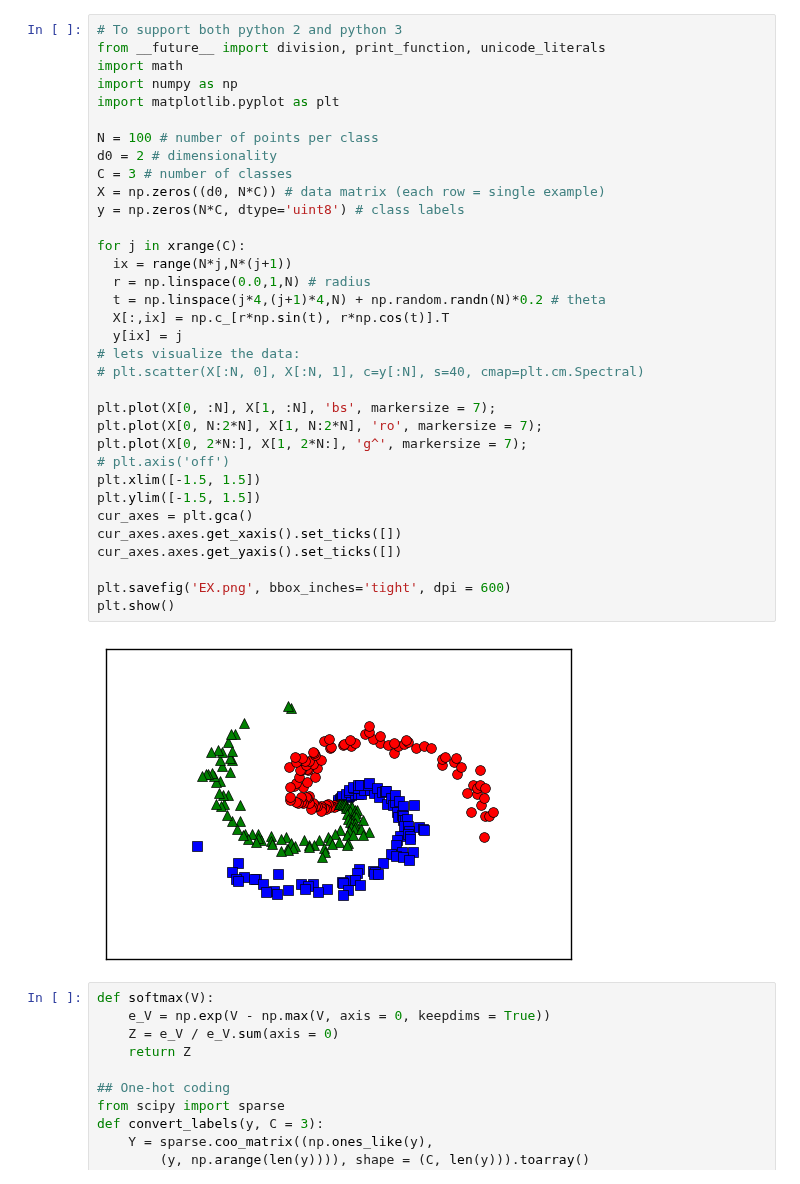
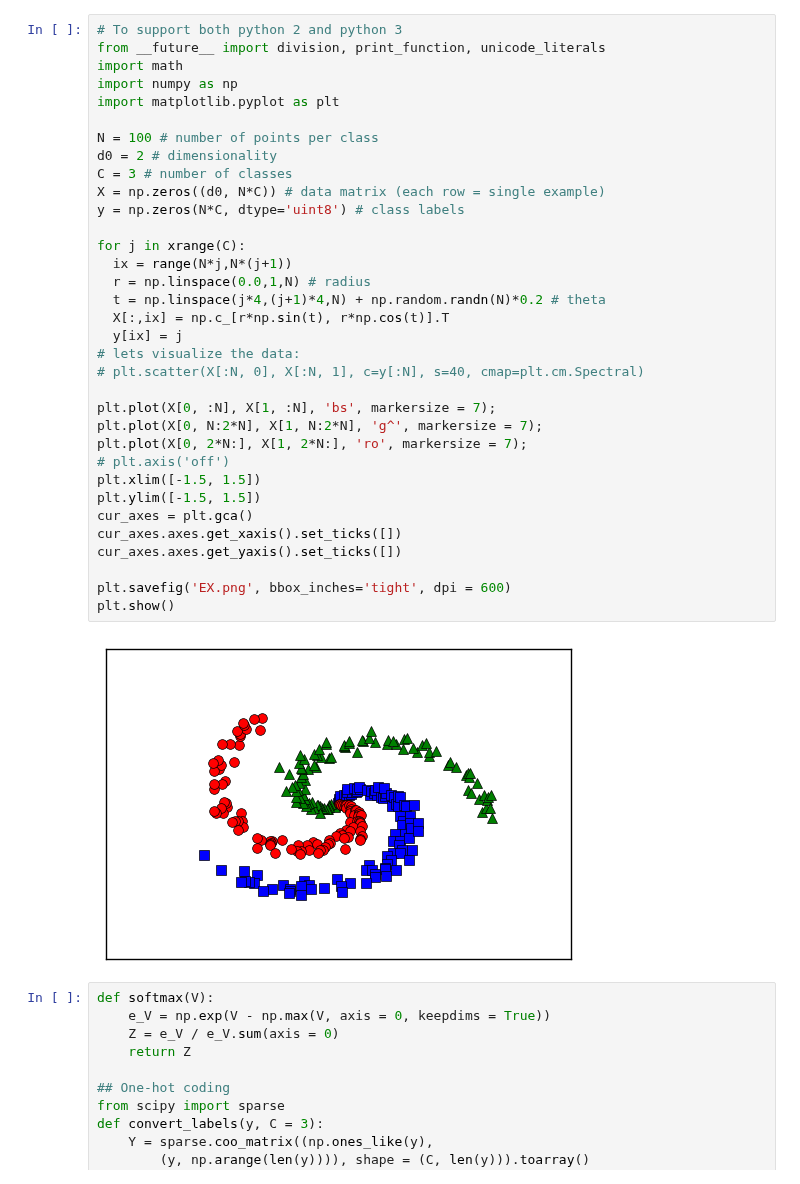
Before and after one commit to tiepvupsu/tiepvupsu.github.io, a Jupyter notebook: assets/14_mlp/Example .ipynb, the cells around one changed output. Cells and saved outputs as stored; diff of their text form.

```diff
--- a/assets/14_mlp/Example .ipynb
+++ b/assets/14_mlp/Example .ipynb
@@ -4,36 +4,36 @@ from __future__ import division, print_function, unicode_literals
 import math
 import numpy as np
 import matplotlib.pyplot as plt
 
 N = 100 # number of points per class
 d0 = 2 # dimensionality
 C = 3 # number of classes
 X = np.zeros((d0, N*C)) # data matrix (each row = single example)
 y = np.zeros(N*C, dtype='uint8') # class labels
 
 for j in xrange(C):
   ix = range(N*j,N*(j+1))
   r = np.linspace(0.0,1,N) # radius
   t = np.linspace(j*4,(j+1)*4,N) + np.random.randn(N)*0.2 # theta
   X[:,ix] = np.c_[r*np.sin(t), r*np.cos(t)].T
   y[ix] = j
 # lets visualize the data:
 # plt.scatter(X[:N, 0], X[:N, 1], c=y[:N], s=40, cmap=plt.cm.Spectral)
 
 plt.plot(X[0, :N], X[1, :N], 'bs', markersize = 7);
-plt.plot(X[0, N:2*N], X[1, N:2*N], 'ro', markersize = 7);
-plt.plot(X[0, 2*N:], X[1, 2*N:], 'g^', markersize = 7);
+plt.plot(X[0, N:2*N], X[1, N:2*N], 'g^', markersize = 7);
+plt.plot(X[0, 2*N:], X[1, 2*N:], 'ro', markersize = 7);
 # plt.axis('off')
 plt.xlim([-1.5, 1.5])
 plt.ylim([-1.5, 1.5])
 cur_axes = plt.gca()
 cur_axes.axes.get_xaxis().set_ticks([])
 cur_axes.axes.get_yaxis().set_ticks([])
 
 plt.savefig('EX.png', bbox_inches='tight', dpi = 600)
 plt.show()
 # %% [output]
-[figure, old version]
+[figure, new version]
 # %%
 def softmax(V):
     e_V = np.exp(V - np.max(V, axis = 0, keepdims = True))
```
Also changed, not shown: parts of 4 cells of this notebook, 25 other files.
